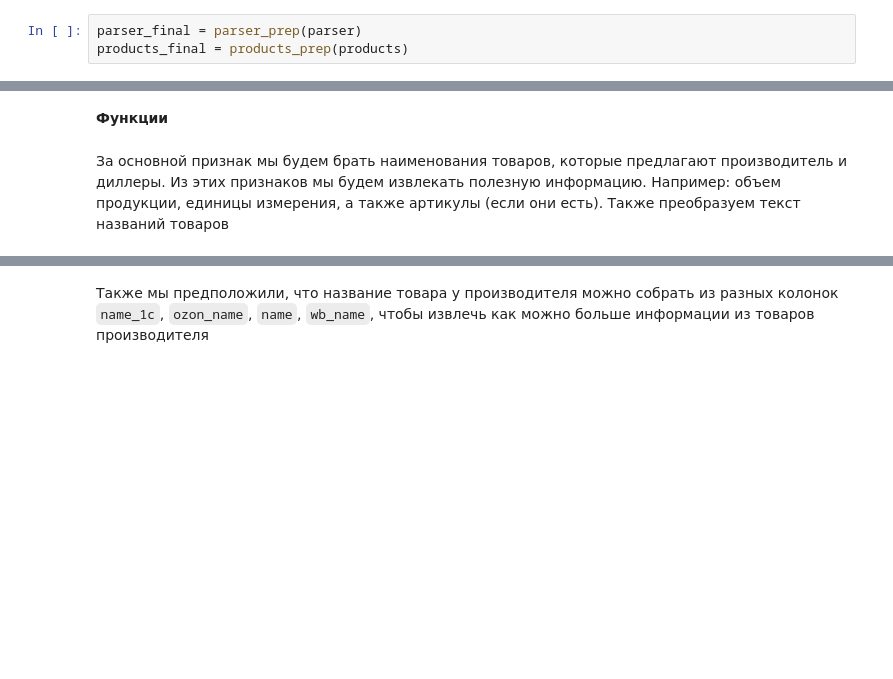
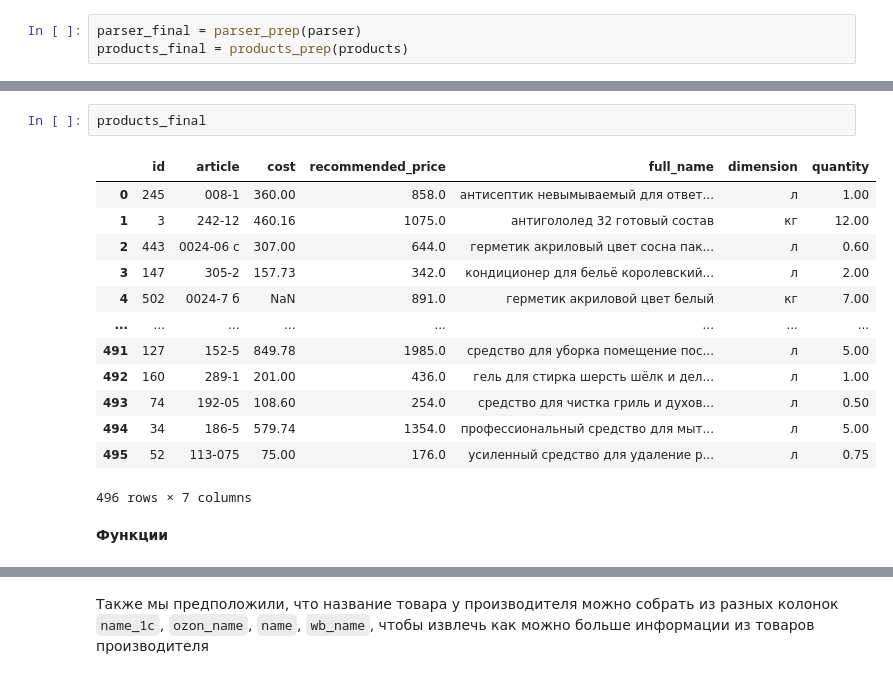
Before and after one commit to Prosept-4/DS, a Jupyter notebook: Prosept_4_Minaychev_main.ipynb, the cells around one changed output, grey strips where cells are left out. Cells and saved outputs as stored; diff of their text form; blank space fills up the shorter version.

```diff
--- a/Prosept_4_Minaychev_main.ipynb
+++ b/Prosept_4_Minaychev_main.ipynb
@@ -122,5 +195,19 @@ products_final = products_prep(products)
+# %%
+products_final
+# %% [output]
+|  | id | article | cost | recommended_price | full_name | dimension | quantity |
+| 0 | 245 | 008-1 | 360.00 | 858.0 | антисептик невымываемый для ответ... | л | 1.00 |
+| 1 | 3 | 242-12 | 460.16 | 1075.0 | антигололед 32 готовый состав | кг | 12.00 |
+| 2 | 443 | 0024-06 с | 307.00 | 644.0 | герметик акриловый цвет сосна пак... | л | 0.60 |
+| 3 | 147 | 305-2 | 157.73 | 342.0 | кондиционер для бельё королевский... | л | 2.00 |
+| 4 | 502 | 0024-7 б | NaN | 891.0 | герметик акриловой цвет белый | кг | 7.00 |
+| ... | ... | ... | ... | ... | ... | ... | ... |
+| 491 | 127 | 152-5 | 849.78 | 1985.0 | средство для уборка помещение пос... | л | 5.00 |
+| 492 | 160 | 289-1 | 201.00 | 436.0 | гель для стирка шерсть шёлк и дел... | л | 1.00 |
+| 493 | 74 | 192-05 | 108.60 | 254.0 | cредство для чистка гриль и духов... | л | 0.50 |
+| 494 | 34 | 186-5 | 579.74 | 1354.0 | профессиональный средство для мыт... | л | 5.00 |
+| 495 | 52 | 113-075 | 75.00 | 176.0 | усиленный средство для удаление р... | л | 0.75 |
+496 rows × 7 columns
 # %% [markdown]
 **Функции**
-# %% [markdown]
-За основной признак мы будем брать наименования товаров, которые предлагают производитель и диллеры. Из этих признаков мы будем извлекать полезную информацию. Например: объем продукции, единицы измерения, а также артикулы (если они есть). Также преобразуем текст названий товаров
 # %%
```
Also changed, not shown: parts of 29 cells of this notebook.
